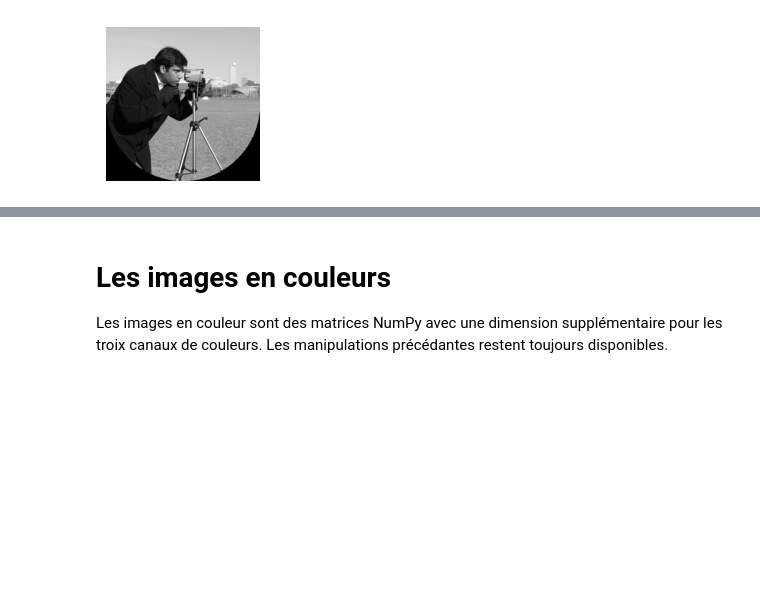
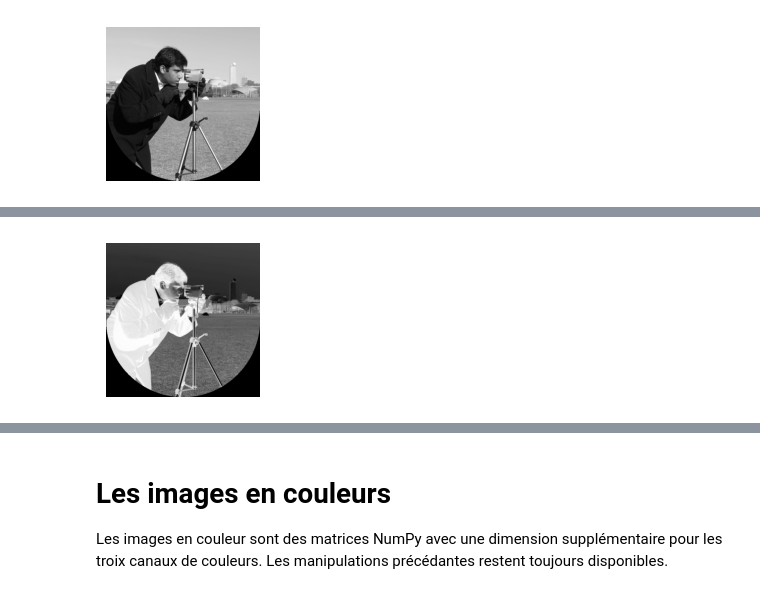
Before and after one commit to mat90hub/python_par_jupyter, a Jupyter notebook: 06_img/02_scikit_img.ipynb, the cells around one changed output, grey strips where cells are left out. Saved outputs shown, nothing was run; the diff lists cells and outputs as text; code cells hidden in the pictures; blank space fills up the shorter version.

```diff
--- a/06_img/02_scikit_img.ipynb
+++ b/06_img/02_scikit_img.ipynb
@@ -114,0 +120,7 @@ plt.show()
+# %%
+plt.figure(figsize=(2,2))  # taille de l'image en pouces
+plt.imshow(-camera, cmap=plt.cm.gray)
+plt.axis("off")
+plt.show()
+# %% [output]
+[figure, added]
```
Also changed, not shown: parts of 28 cells of this notebook, 7 other files.
